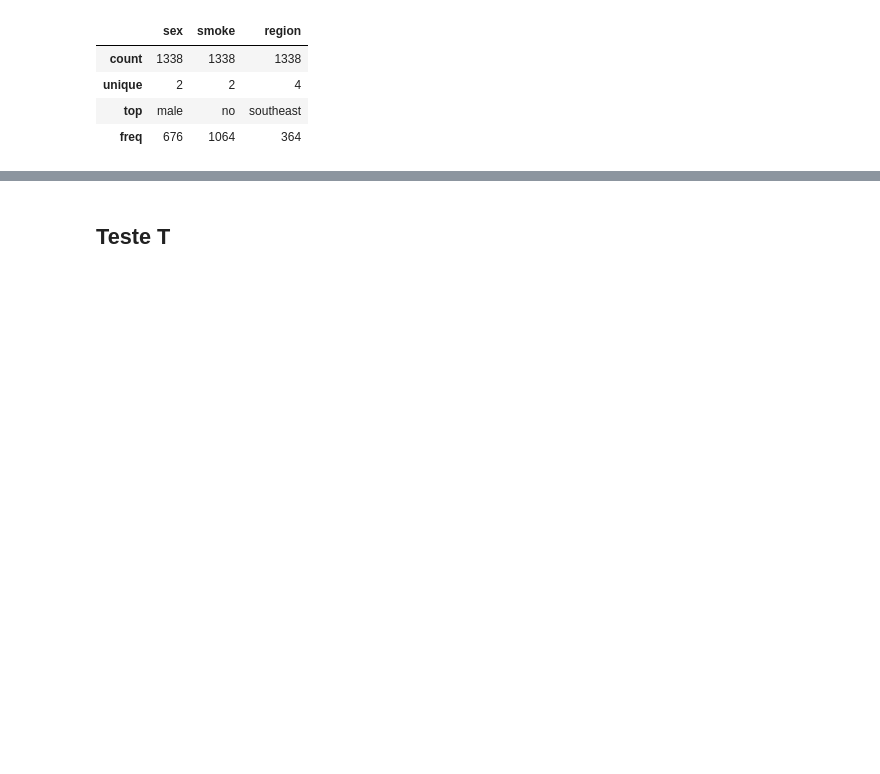
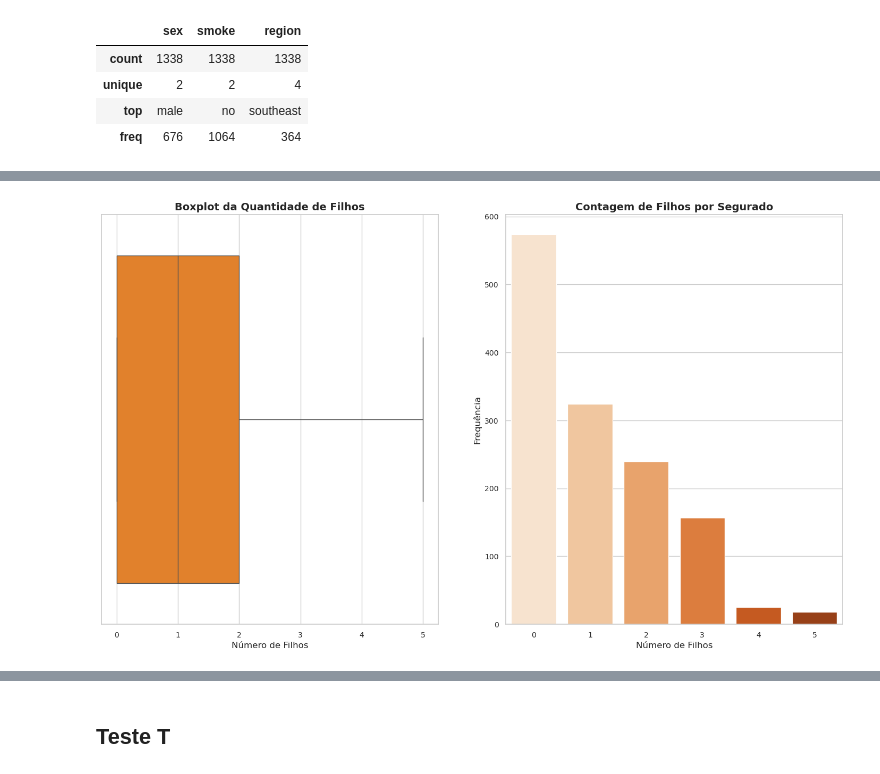
Before and after one commit to gabrieldadcarvalho/neural_network, a Jupyter notebook: projeto/code.ipynb, the cells around one changed output, grey strips where cells are left out. Cells and saved outputs as stored; diff of their text form; code cells hidden in the pictures; blank space fills up the shorter version.

```diff
--- a/projeto/01.ipynb
+++ b/projeto/code.ipynb
@@ -202,0 +269,22 @@ df.describe(include='object')
+# %%
+# Tamanho da figura
+plt.figure(figsize=(18, 10))
+
+# Boxplot e Gráfico de Barras para a variável 'children'
+plt.subplot(1, 2, 1)
+sns.boxplot(x=df['children'], color=color_children)
+plt.title('Boxplot da Quantidade de Filhos', fontsize=14, fontweight='bold')
+plt.xlabel('Número de Filhos', fontsize=12)
+plt.xticks(fontsize=10)
+
+plt.subplot(1, 2, 2)
+sns.countplot(x=df['children'], palette='Oranges')  # Gráfico de barras para variável discreta
+plt.title('Contagem de Filhos por Segurado', fontsize=14, fontweight='bold')
+plt.xlabel('Número de Filhos', fontsize=12)
+plt.ylabel('Frequência', fontsize=12)
+plt.xticks(fontsize=10)
+plt.yticks(fontsize=10)
+
+plt.show()
+# %% [output]
+[figure, added]
```
Also changed, not shown: parts of 8 cells of this notebook, 13 other files.
